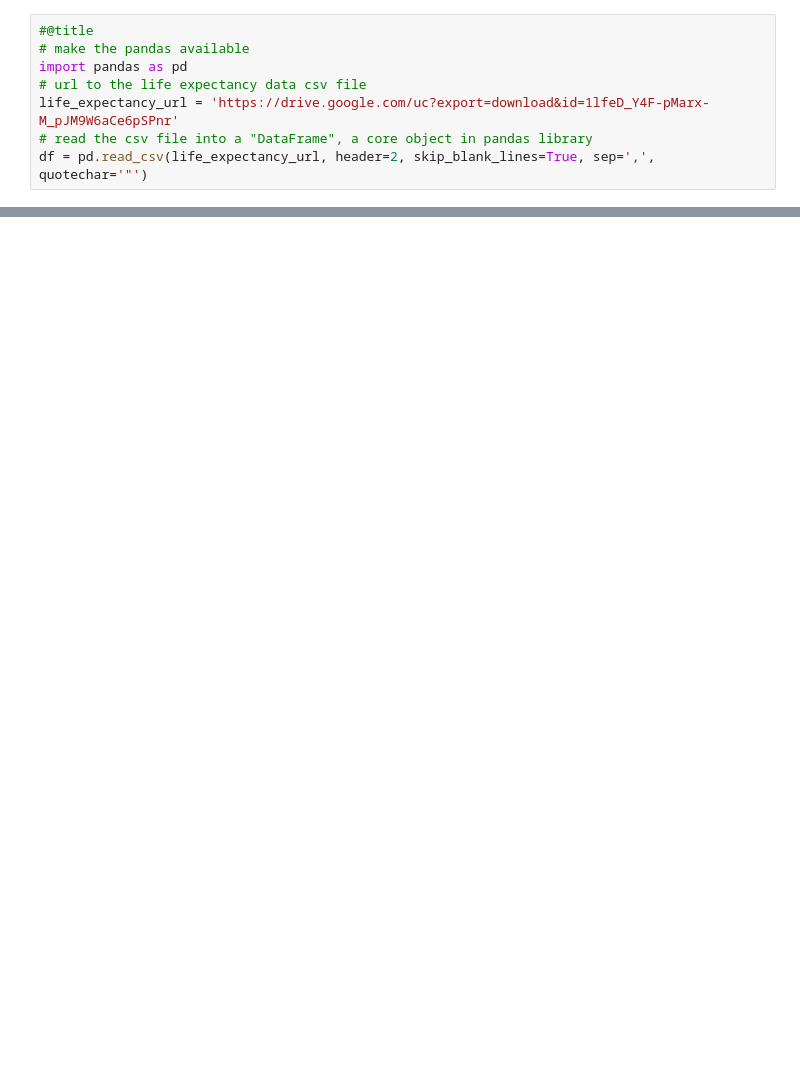
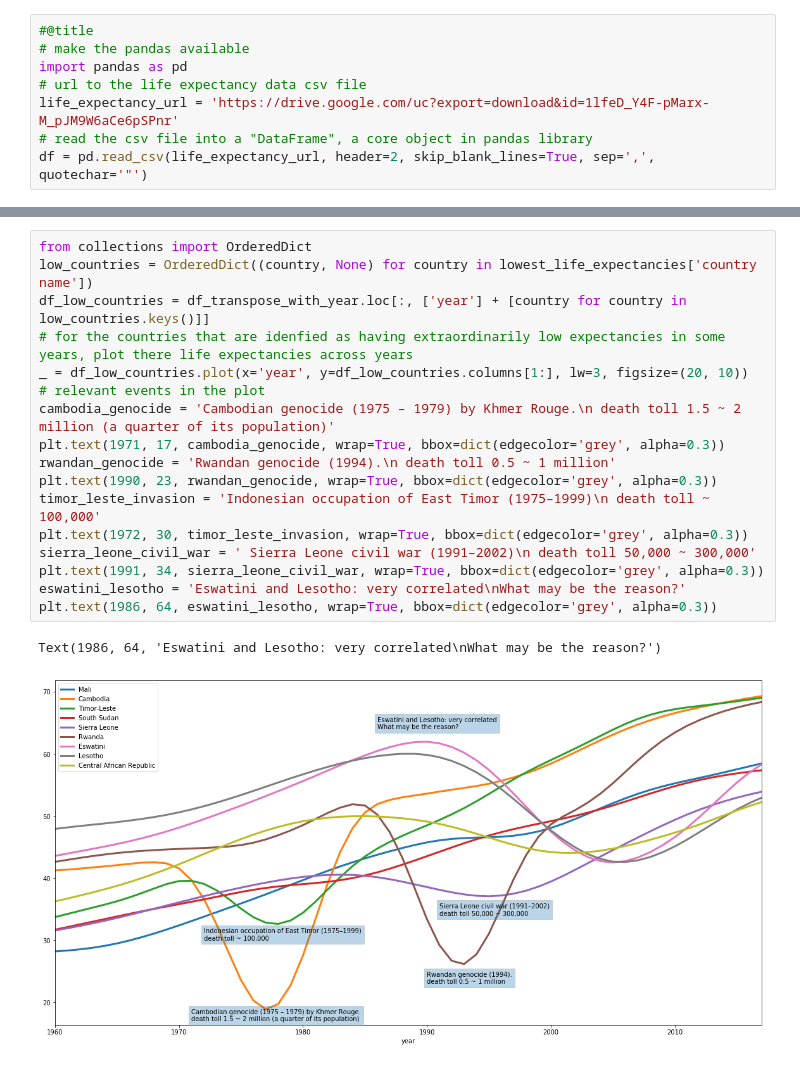
Before and after one commit to muyezhu/connectome, a Jupyter notebook: cic_skills_pandas.ipynb, the cells around one changed output, grey strips where cells are left out. Saved outputs shown, nothing was run; the diff lists cells and outputs as text; blank space fills up the shorter version.

```diff
--- a/cic_skills_pandas.ipynb
+++ b/cic_skills_pandas.ipynb
@@ -216,0 +376,20 @@ df_rwanda.plot(x='year', y='life expectancy')
+# %%
+from collections import OrderedDict
+low_countries = OrderedDict((country, None) for country in lowest_life_expectancies['country name'])
+df_low_countries = df_transpose_with_year.loc[:, ['year'] + [country for country in low_countries.keys()]]
+# for the countries that are idenfied as having extraordinarily low expectancies in some years, plot there life expectancies across years
+_ = df_low_countries.plot(x='year', y=df_low_countries.columns[1:], lw=3, figsize=(20, 10))
+# relevant events in the plot
+cambodia_genocide = 'Cambodian genocide (1975 – 1979) by Khmer Rouge.\n death toll 1.5 ~ 2 million (a quarter of its population)'
+plt.text(1971, 17, cambodia_genocide, wrap=True, bbox=dict(edgecolor='grey', alpha=0.3))
+rwandan_genocide = 'Rwandan genocide (1994).\n death toll 0.5 ~ 1 million'
+plt.text(1990, 23, rwandan_genocide, wrap=True, bbox=dict(edgecolor='grey', alpha=0.3))
+timor_leste_invasion = 'Indonesian occupation of East Timor (1975–1999)\n death toll ~ 100,000'
+plt.text(1972, 30, timor_leste_invasion, wrap=True, bbox=dict(edgecolor='grey', alpha=0.3))
+sierra_leone_civil_war = ' Sierra Leone civil war (1991–2002)\n death toll 50,000 ~ 300,000'
+plt.text(1991, 34, sierra_leone_civil_war, wrap=True, bbox=dict(edgecolor='grey', alpha=0.3))
+eswatini_lesotho = 'Eswatini and Lesotho: very correlated\nWhat may be the reason?'
+plt.text(1986, 64, eswatini_lesotho, wrap=True, bbox=dict(edgecolor='grey', alpha=0.3))
+# %% [output]
+Text(1986, 64, 'Eswatini and Lesotho: very correlated\nWhat may be the reason?')
+[figure, added]
```
Also changed, not shown: parts of 63 cells of this notebook.
